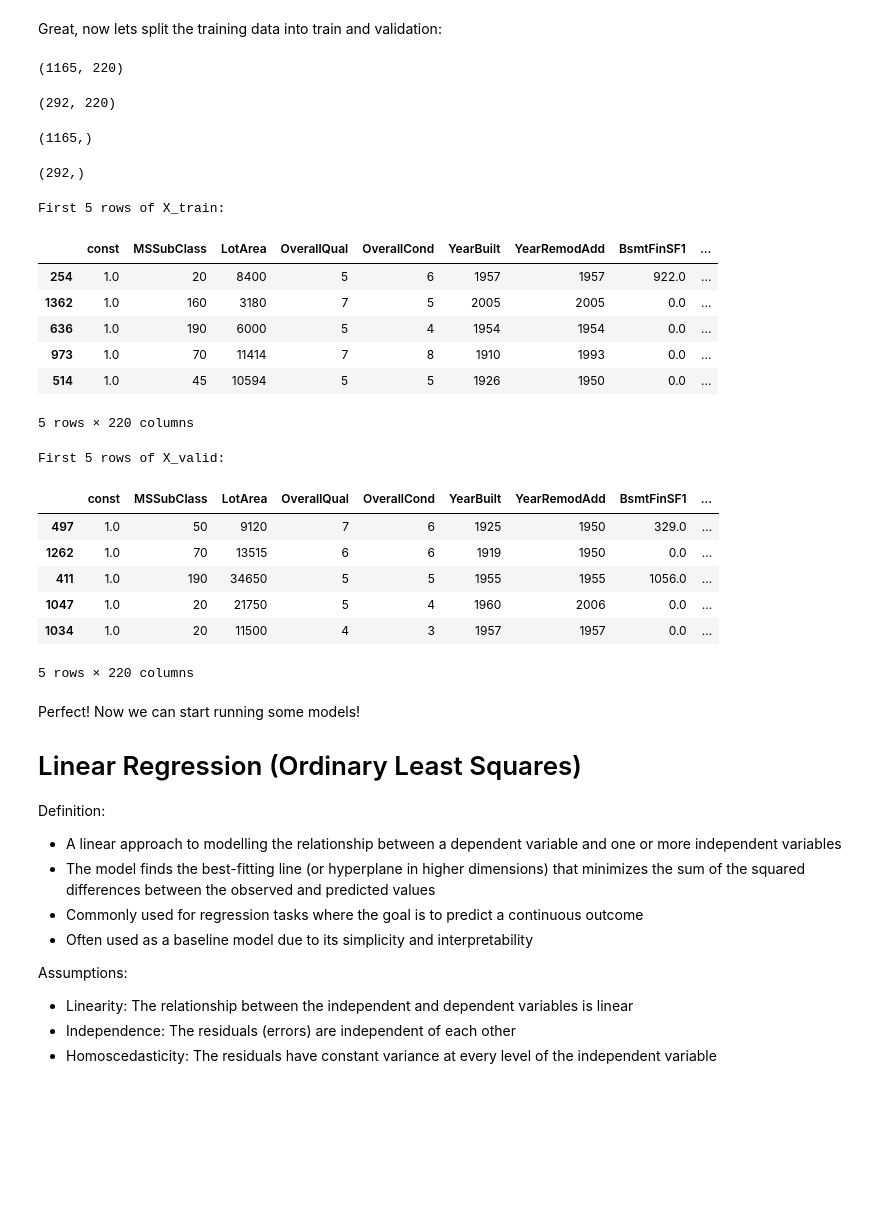
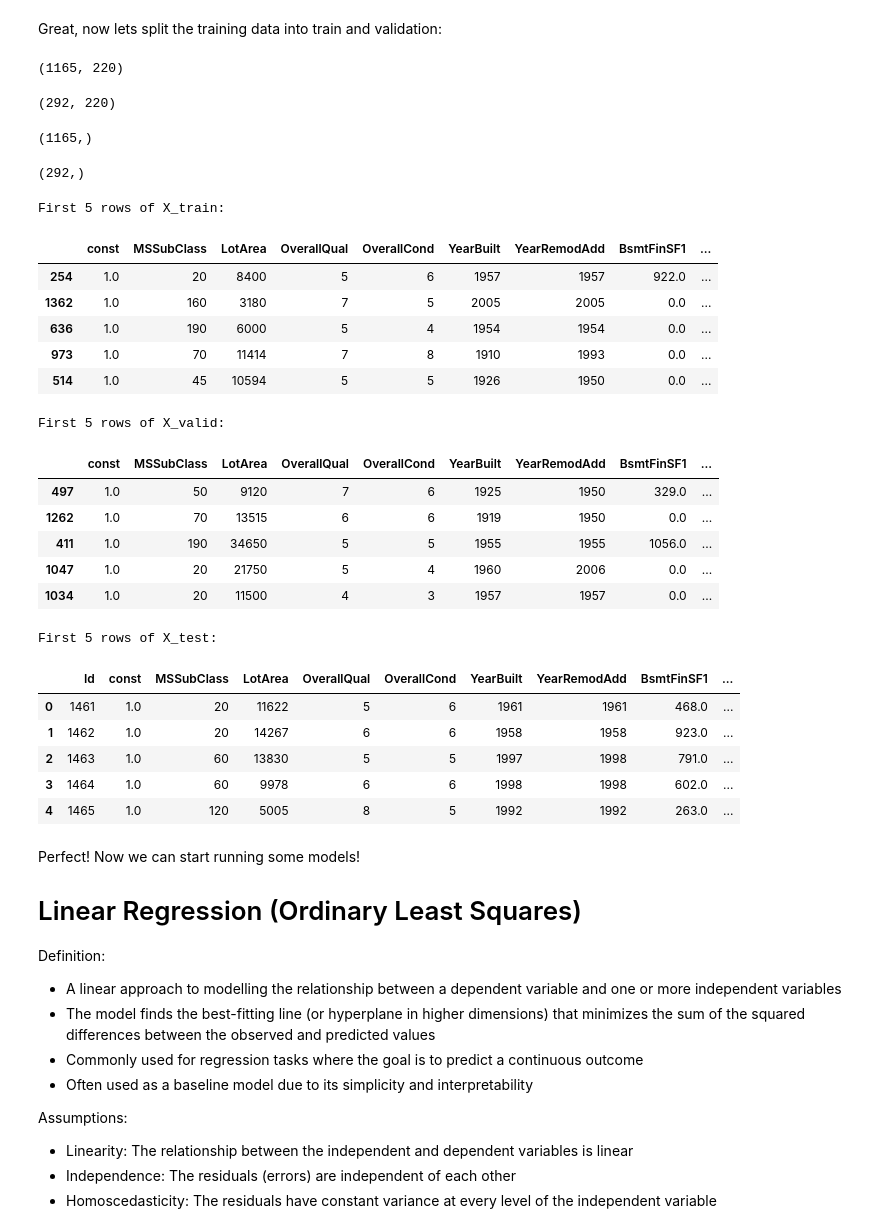
Before and after one commit to arikatz123/house-prices-ml, a Jupyter notebook: notebooks/linear_regression_models.ipynb, the cells around one changed output. Cells and saved outputs as stored; diff of their text form; code cells hidden in the pictures; blank space fills up the shorter version.

```diff
--- a/notebooks/linear_regression_models.ipynb
+++ b/notebooks/linear_regression_models.ipynb
@@ -48,11 +50,11 @@ memory usage: 2.5 MB
 # %% [markdown]
 Now lets create matricies with our data for sklearn:
 # %%
-X_train_full = train_clean.drop("SalePrice", axis=1) # Features matrix (axis=1 drops columns, axis=0 drops rows)
-y_train_full = train_clean["SalePrice"]               # Target variable (already log-transformed)
+X_train_full = train_clean.drop(["SalePrice", "Id"], axis=1) # Features matrix (axis=1 drops columns, axis=0 drops rows)
+y_train_full = train_clean["SalePrice"]                      # Target variable (already log-transformed)
 
-X_test = test_clean.copy()                             # Features matrix for test set (no target variable in test set)
-y_test = None                                     # No target variable in test set
+X_test = test_clean.copy()                                  # Features matrix for test set (no target variable in test set)
+y_test = None                                               # No target variable in test set
 # %% [markdown]
 Great, now lets split the training data into train and validation:
 # %%
@@ -63,42 +65,49 @@ X_train, X_valid, y_train, y_valid = train_test_split(
 
     X_train_full,     # This is the features matrix
     y_train_full,     # This is the target variable
     test_size=0.2, # 20% of the data will be used for validation
     random_state=42     # Setting a random state ensures reproducibility of results
 
 )
 
 # This code splits the original training data into two sets:
 # - X_train and y_train: These will be used to train your models.
 # - X_valid and y_valid: These will be used to validate your models' performance.
 # The split is 80% for training and 20% for validation, and random_state=42 ensures reproducibility.
 
 display(X_train.shape, X_valid.shape, y_train.shape, y_valid.shape)
 print("First 5 rows of X_train:")
 display(X_train.head())
 print("First 5 rows of X_valid:")
 display(X_valid.head())
+print("First 5 rows of X_test:")
+display(X_test.head())
 # %% [output]
 (1165, 220)
 (292, 220)
 (1165,)
 (292,)
 First 5 rows of X_train:
 |  | const | MSSubClass | LotArea | OverallQual | OverallCond | YearBuilt | YearRemodAdd | BsmtFinSF1 | ... |
 | 254 | 1.0 | 20 | 8400 | 5 | 6 | 1957 | 1957 | 922.0 | ... |
 | 1362 | 1.0 | 160 | 3180 | 7 | 5 | 2005 | 2005 | 0.0 | ... |
 | 636 | 1.0 | 190 | 6000 | 5 | 4 | 1954 | 1954 | 0.0 | ... |
 | 973 | 1.0 | 70 | 11414 | 7 | 8 | 1910 | 1993 | 0.0 | ... |
 | 514 | 1.0 | 45 | 10594 | 5 | 5 | 1926 | 1950 | 0.0 | ... |
-5 rows × 220 columns
+First 5 rows of X_valid:
+|  | const | MSSubClass | LotArea | OverallQual | OverallCond | YearBuilt | YearRemodAdd | BsmtFinSF1 | ... |
+| 497 | 1.0 | 50 | 9120 | 7 | 6 | 1925 | 1950 | 329.0 | ... |
+| 1262 | 1.0 | 70 | 13515 | 6 | 6 | 1919 | 1950 | 0.0 | ... |
+| 411 | 1.0 | 190 | 34650 | 5 | 5 | 1955 | 1955 | 1056.0 | ... |
+| 1047 | 1.0 | 20 | 21750 | 5 | 4 | 1960 | 2006 | 0.0 | ... |
+| 1034 | 1.0 | 20 | 11500 | 4 | 3 | 1957 | 1957 | 0.0 | ... |
-First 5 rows of X_valid:
+First 5 rows of X_test:
-|  | const | MSSubClass | LotArea | OverallQual | OverallCond | YearBuilt | YearRemodAdd | BsmtFinSF1 | ... |
-| 497 | 1.0 | 50 | 9120 | 7 | 6 | 1925 | 1950 | 329.0 | ... |
-| 1262 | 1.0 | 70 | 13515 | 6 | 6 | 1919 | 1950 | 0.0 | ... |
-| 411 | 1.0 | 190 | 34650 | 5 | 5 | 1955 | 1955 | 1056.0 | ... |
-| 1047 | 1.0 | 20 | 21750 | 5 | 4 | 1960 | 2006 | 0.0 | ... |
-| 1034 | 1.0 | 20 | 11500 | 4 | 3 | 1957 | 1957 | 0.0 | ... |
-5 rows × 220 columns
+|  | Id | const | MSSubClass | LotArea | OverallQual | OverallCond | YearBuilt | YearRemodAdd | BsmtFinSF1 | ... |
+| 0 | 1461 | 1.0 | 20 | 11622 | 5 | 6 | 1961 | 1961 | 468.0 | ... |
+| 1 | 1462 | 1.0 | 20 | 14267 | 6 | 6 | 1958 | 1958 | 923.0 | ... |
+| 2 | 1463 | 1.0 | 60 | 13830 | 5 | 5 | 1997 | 1998 | 791.0 | ... |
+| 3 | 1464 | 1.0 | 60 | 9978 | 6 | 6 | 1998 | 1998 | 602.0 | ... |
+| 4 | 1465 | 1.0 | 120 | 5005 | 8 | 5 | 1992 | 1992 | 263.0 | ... |
 # %% [markdown]
 Perfect! Now we can start running some models!
 
```
Also changed, not shown: parts of 12 cells of this notebook, 4 other files.
